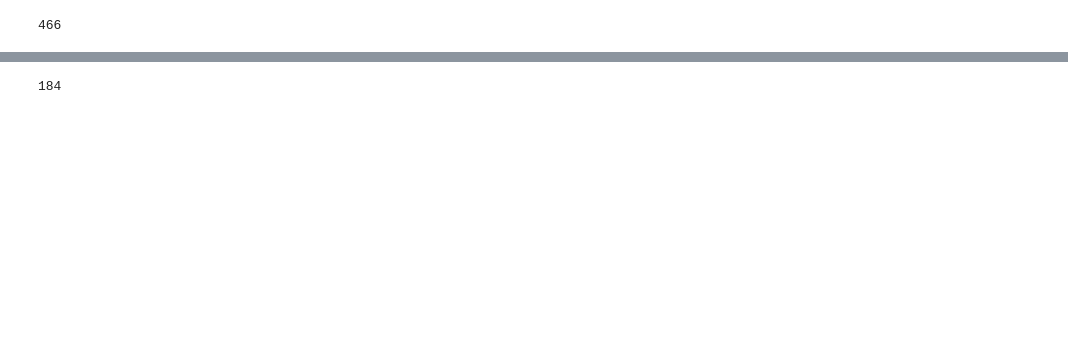
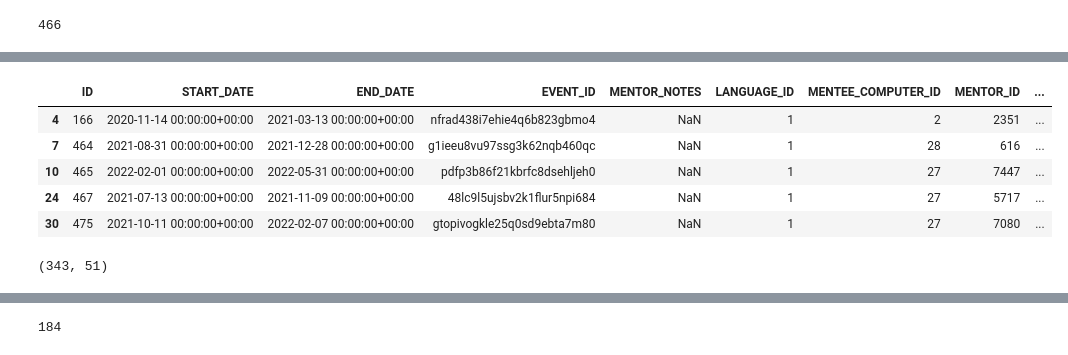
Before and after one commit to VillageBookBuilders/Mentor-Dashboard-V2, a Jupyter notebook: Attendance_Tracking.ipynb, the cells around one changed output, grey strips where cells are left out. Cells and saved outputs as stored; diff of their text form; code cells hidden in the pictures; blank space fills up the shorter version.

```diff
--- a/Attendance_Tracking.ipynb
+++ b/Attendance_Tracking.ipynb
@@ -72,6 +74,7 @@ mentee_computer_emails = pd.read_csv(mentee_email_path)
 
 #Oracle Data
 oracle_data = oracle_data.dropna(subset=['HANGOUTS_LINK', 'FIRST_NAME', 'VBB_EMAIL']) #remove all empty sessions
+oracle_data = oracle_data[oracle_data['VBB_EMAIL'].str.contains(r'[^@]+@[^@]+\.[^@]+')] #remove all nonvalid emails
 
 #Google Data
 google_data = google_data.dropna(subset=['Date', 'Meeting code', 'Participant Identifier', 'Organizer email', 'Duration', 'Actor name']) #clean google data
@@ -314,0 +287,13 @@ print(len(attendance_data), len(duration_data))
+# %%
+oracle_data.head()
+# %% [output]
+|  | ID | START_DATE | END_DATE | EVENT_ID | MENTOR_NOTES | LANGUAGE_ID | MENTEE_COMPUTER_ID | MENTOR_ID | ... |
+| 4 | 166 | 2020-11-14 00:00:00+00:00 | 2021-03-13 00:00:00+00:00 | nfrad438i7ehie4q6b823gbmo4 | NaN | 1 | 2 | 2351 | ... |
+| 7 | 464 | 2021-08-31 00:00:00+00:00 | 2021-12-28 00:00:00+00:00 | g1ieeu8vu97ssg3k62nqb460qc | NaN | 1 | 28 | 616 | ... |
+| 10 | 465 | 2022-02-01 00:00:00+00:00 | 2022-05-31 00:00:00+00:00 | pdfp3b86f21kbrfc8dsehljeh0 | NaN | 1 | 27 | 7447 | ... |
+| 24 | 467 | 2021-07-13 00:00:00+00:00 | 2021-11-09 00:00:00+00:00 | 48lc9l5ujsbv2k1flur5npi684 | NaN | 1 | 27 | 5717 | ... |
+| 30 | 475 | 2021-10-11 00:00:00+00:00 | 2022-02-07 00:00:00+00:00 | gtopivogkle25q0sd9ebta7m80 | NaN | 1 | 27 | 7080 | ... |
+# %%
+print(oracle_data.shape)
+# %% [output]
+(343, 51)
```
Also changed, not shown: parts of 28 cells of this notebook.
